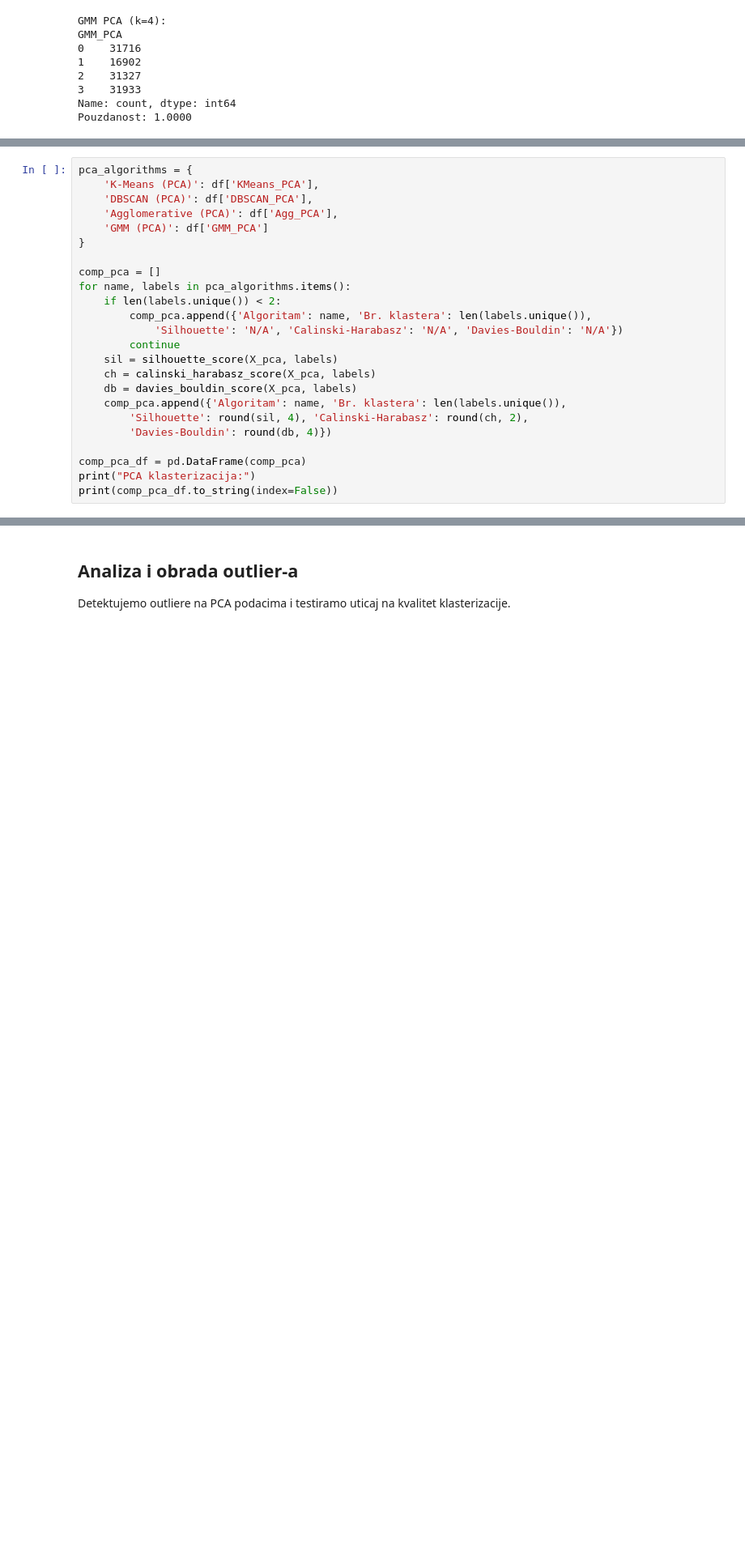
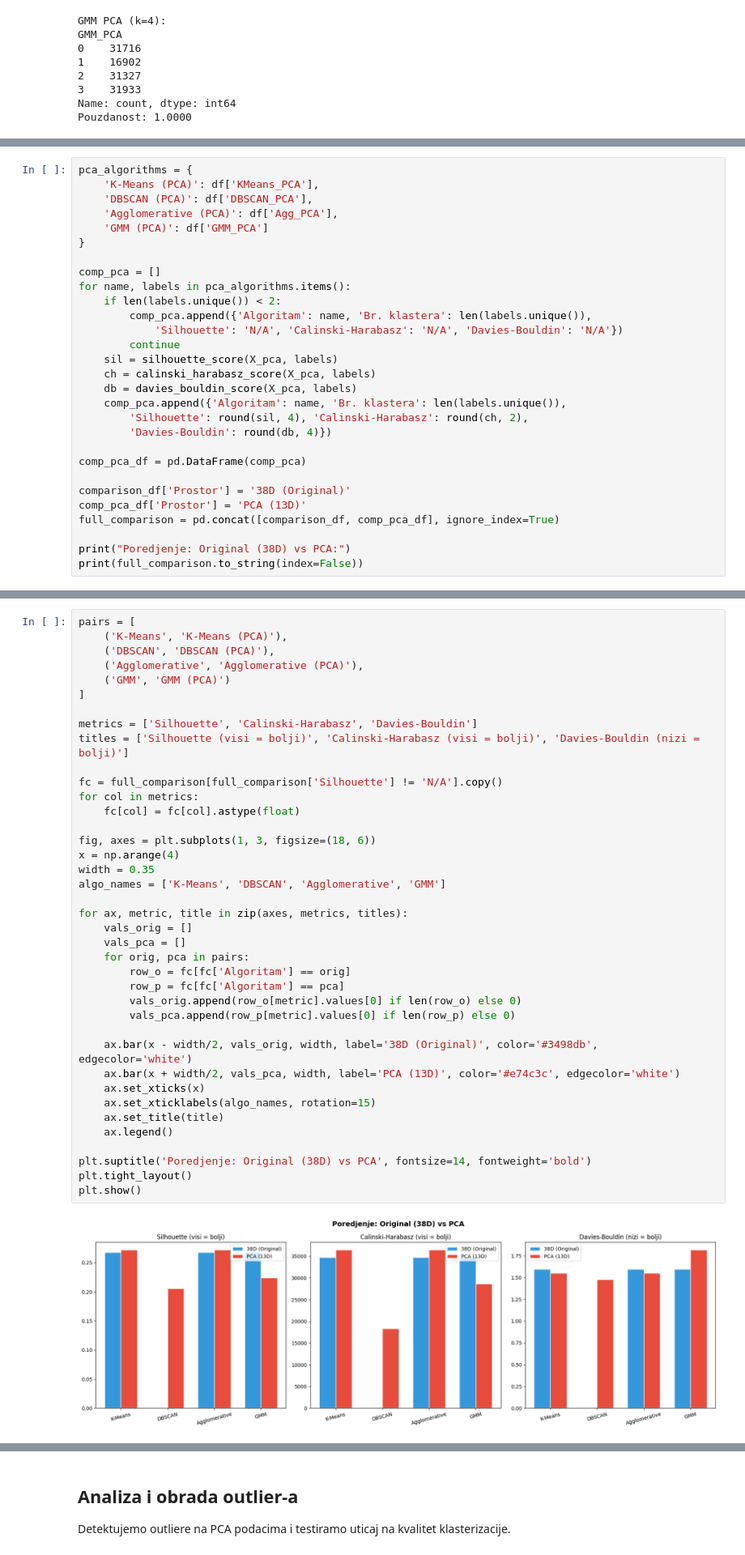
Before and after one commit to alxcek/mas-ai, a Jupyter notebook: machine_learning/02_e_commerce_sales_data/clustering.ipynb, the cells around one changed output, grey strips where cells are left out. Shown at 81% size. Saved outputs shown, nothing was run; the diff lists cells and outputs as text; blank space fills up the shorter version.

```diff
--- a/machine_learning/02_e_commerce_sales_data/clustering.ipynb
+++ b/machine_learning/02_e_commerce_sales_data/clustering.ipynb
@@ -1607,6 +1607,11 @@ for name, labels in pca_algorithms.items():
         'Davies-Bouldin': round(db, 4)})
 
 comp_pca_df = pd.DataFrame(comp_pca)
-print("PCA klasterizacija:")
-print(comp_pca_df.to_string(index=False))
+
+comparison_df['Prostor'] = '38D (Original)'
+comp_pca_df['Prostor'] = 'PCA (13D)'
+full_comparison = pd.concat([comparison_df, comp_pca_df], ignore_index=True)
+
+print("Poredjenje: Original (38D) vs PCA:")
+print(full_comparison.to_string(index=False))
 # %% [output]
@@ -1619,3 +1628,44 @@ Agglomerative (PCA)             2      0.2717           36429.59          1.5497
+# %%
+pairs = [
+    ('K-Means', 'K-Means (PCA)'),
+    ('DBSCAN', 'DBSCAN (PCA)'),
+    ('Agglomerative', 'Agglomerative (PCA)'),
+    ('GMM', 'GMM (PCA)')
+]
+
+metrics = ['Silhouette', 'Calinski-Harabasz', 'Davies-Bouldin']
+titles = ['Silhouette (visi = bolji)', 'Calinski-Harabasz (visi = bolji)', 'Davies-Bouldin (nizi = bolji)']
+
+fc = full_comparison[full_comparison['Silhouette'] != 'N/A'].copy()
+for col in metrics:
+    fc[col] = fc[col].astype(float)
+
+fig, axes = plt.subplots(1, 3, figsize=(18, 6))
+x = np.arange(4)
+width = 0.35
+algo_names = ['K-Means', 'DBSCAN', 'Agglomerative', 'GMM']
+
+for ax, metric, title in zip(axes, metrics, titles):
+    vals_orig = []
+    vals_pca = []
+    for orig, pca in pairs:
+        row_o = fc[fc['Algoritam'] == orig]
+        row_p = fc[fc['Algoritam'] == pca]
+        vals_orig.append(row_o[metric].values[0] if len(row_o) else 0)
+        vals_pca.append(row_p[metric].values[0] if len(row_p) else 0)
+
+    ax.bar(x - width/2, vals_orig, width, label='38D (Original)', color='#3498db', edgecolor='white')
+    ax.bar(x + width/2, vals_pca, width, label='PCA (13D)', color='#e74c3c', edgecolor='white')
+    ax.set_xticks(x)
+    ax.set_xticklabels(algo_names, rotation=15)
+    ax.set_title(title)
+    ax.legend()
+
+plt.suptitle('Poredjenje: Original (38D) vs PCA', fontsize=14, fontweight='bold')
+plt.tight_layout()
+plt.show()
+# %% [output]
+[figure, added]
 # %%
 fig, axes = plt.subplots(2, 2, figsize=(14, 12))
 
```
Also changed, not shown: parts of 21 cells of this notebook.
